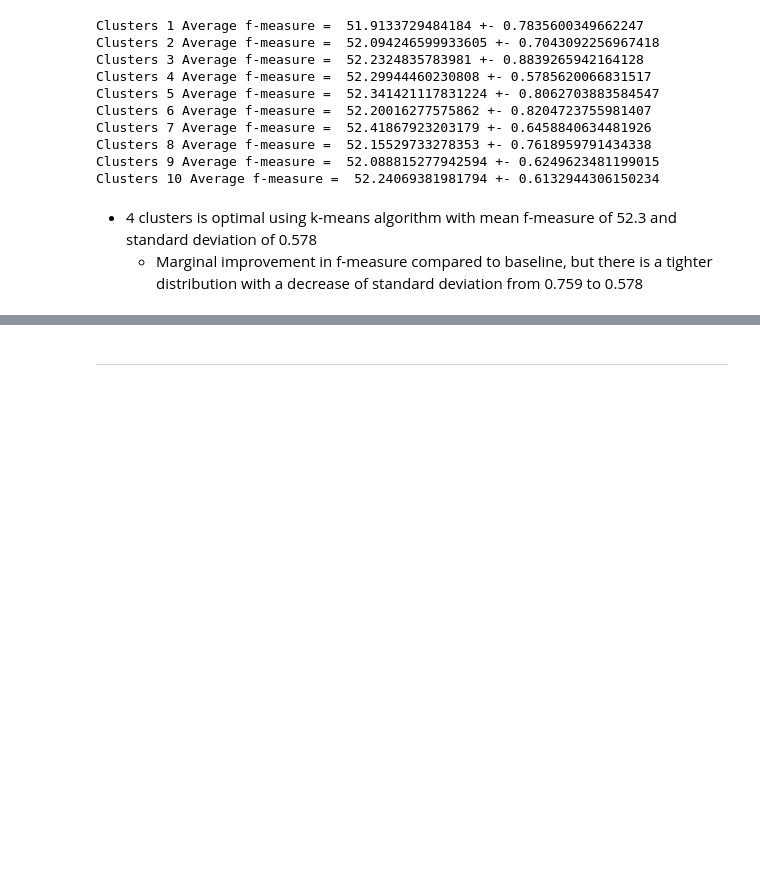
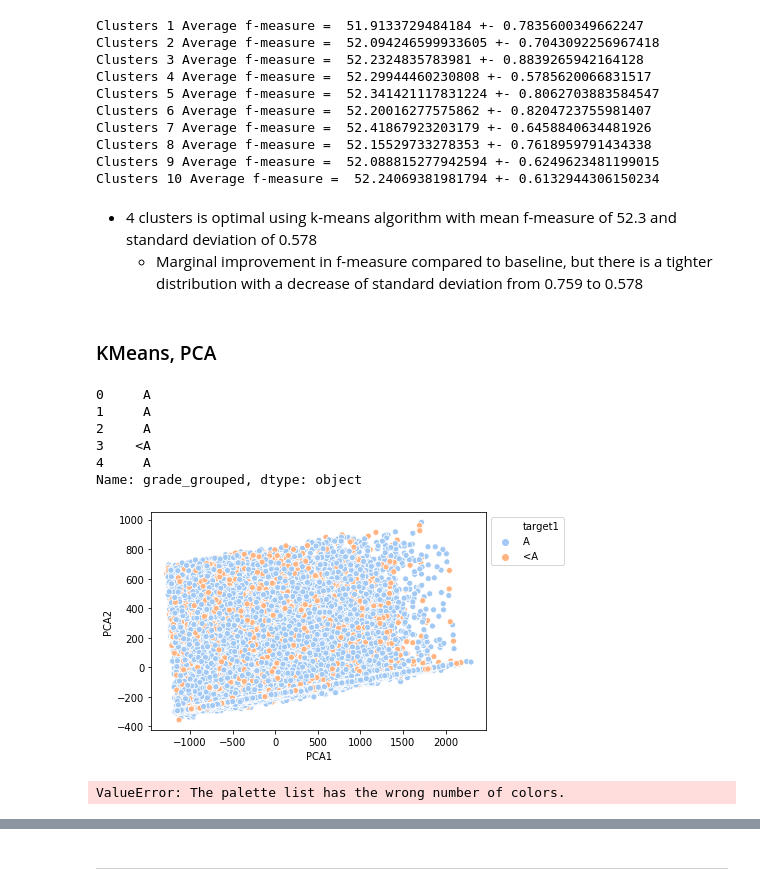
Before and after one commit to anguyen-07/DS7331-ML_Labs, a Jupyter notebook: Lab3_Clustering/DS7331_Lab3_Clustering_AirBnb.ipynb, the cells around one changed output, grey strips where cells are left out. Cells and saved outputs as stored; diff of their text form; code cells hidden in the pictures; blank space fills up the shorter version.

```diff
--- a/Lab3_Clustering/DS7331_Lab3_Clustering_AirBnb.ipynb
+++ b/Lab3_Clustering/DS7331_Lab3_Clustering_AirBnb.ipynb
@@ -577,3 +568,50 @@ Clusters 10 Average f-measure =  52.24069381981794 +- 0.6132944306150234
 # %% [markdown]
 * 4 clusters is optimal using k-means algorithm with mean f-measure of 52.3 and standard deviation of 0.578
     * Marginal improvement in f-measure compared to baseline, but there is a tighter distribution with a decrease of standard deviation from 0.759 to 0.578
+# %% [markdown]
+### KMeans, PCA
+# %%
+df_pca = df_imputed[['accommodates', 'bathrooms', 'host_response_rate',
+             'number_of_reviews', 'bedrooms', 'beds', 'price',
+            'grade', 'grade_grouped', 'description_length', 'length_amenities',
+            'host_since_days', 'superuser']]
+# %%
+from sklearn.preprocessing import StandardScaler
+x = df_pca.drop(['grade', 'grade_grouped', 'superuser'], axis=1).values
+y = df_pca.loc[:, 'grade_grouped'].values
+# %%
+from sklearn.decomposition import PCA
+pca = PCA(n_components=2)
+principalComponents = pca.fit_transform(x)
+principalDf = pd.DataFrame(data = principalComponents
+             , columns = ['PCA1', 'PCA2'])
+# %%
+target1 = df_pca.loc[:, 'grade_grouped']
+principalDf['target1'] = target1
+target2 = df_pca.loc[:, 'grade']
+principalDf['target2'] = target2
+target3 = df_pca.loc[:, 'superuser']
+principalDf['target3'] = target3
+target1.head()
+# %% [output]
+0     A
+1     A
+2     A
+3    <A
+4     A
+Name: grade_grouped, dtype: object
+# %%
+import seaborn as sns
+sns.scatterplot(data=principalDf, x='PCA1', y='PCA2', hue='target1',
+                legend='full', palette=sns.color_palette('pastel', n_colors=2))
+plt.legend(bbox_to_anchor=(1, 1))
+plt.show()
+# %% [output]
+[figure, added]
+# %%
+sns.scatterplot(data=principalDf, x='PCA1', y='PCA2', hue='target2',
+                legend='full', palette=sns.color_palette('pastel', n_colors=2))
+plt.legend(bbox_to_anchor=(1, 1))
+plt.show()
+# %% [output]
+ValueError: The palette list has the wrong number of colors.
```
Also changed, not shown: parts of 19 cells of this notebook, 1 other file.
